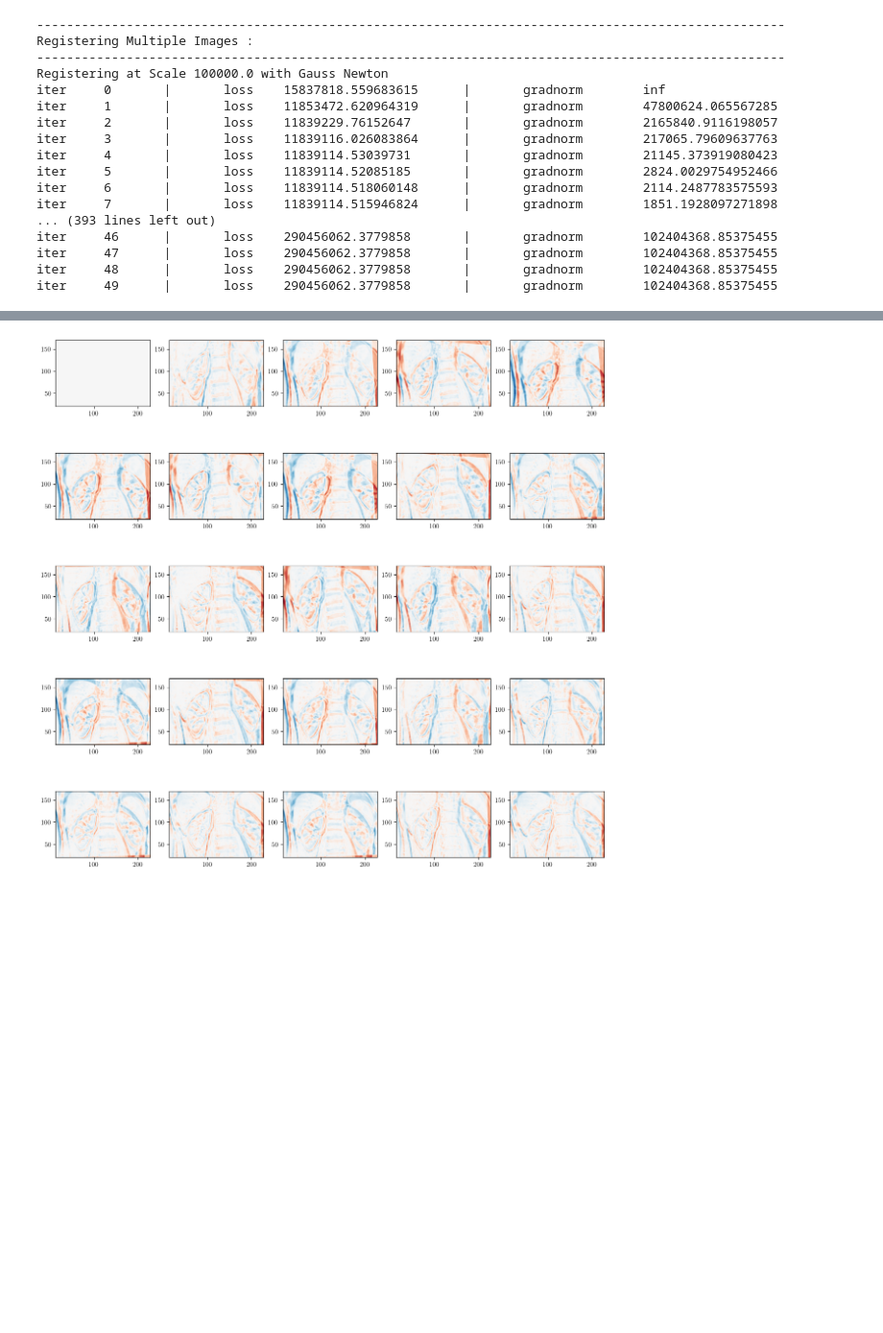
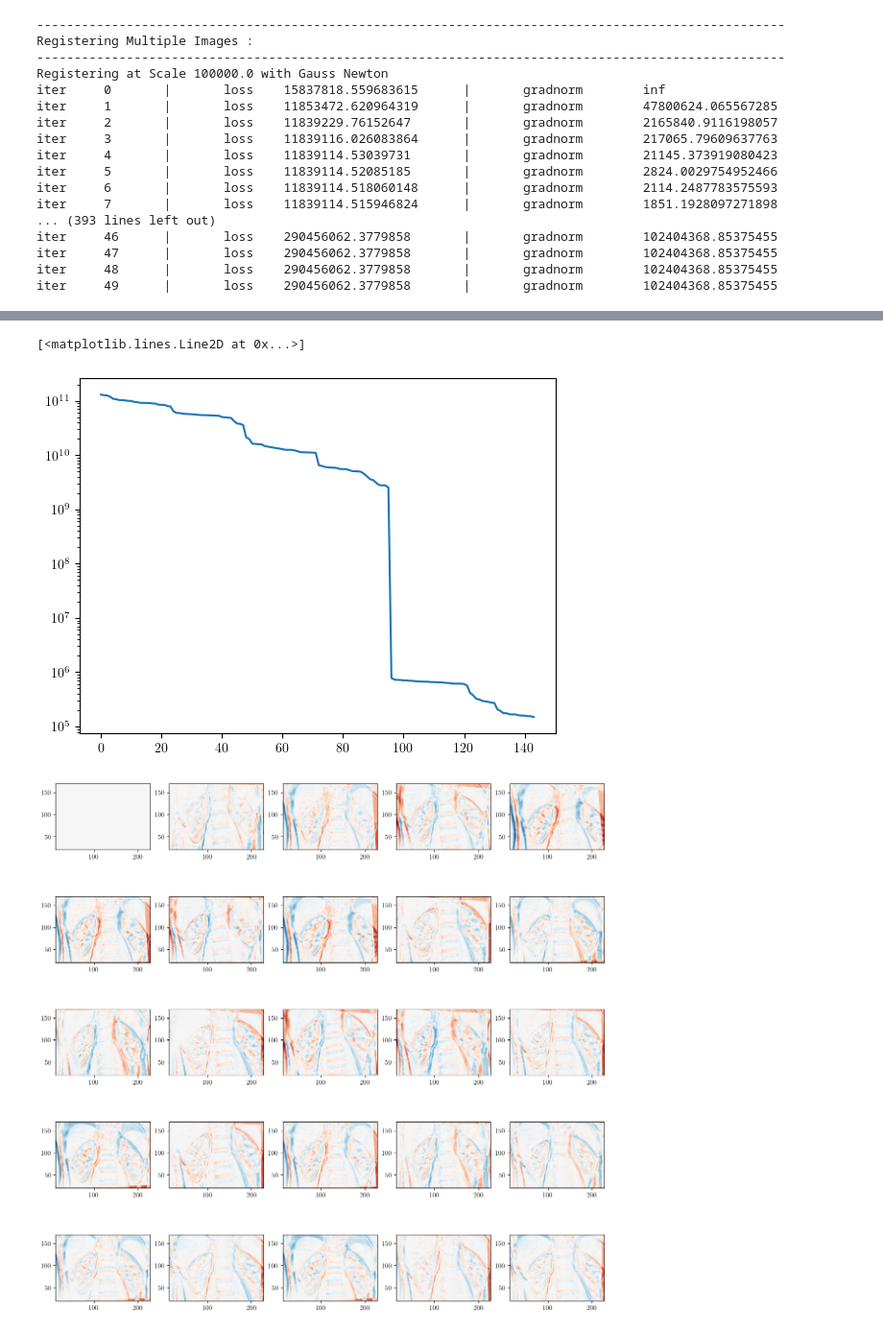
Before and after one commit to wdwatson2/ImgRegPytorchProject, a Jupyter notebook: scripts/solve_Dynamics.ipynb, the cells around one changed output, grey strips where cells are left out. Shown at 96% size. Saved outputs shown, nothing was run; the diff lists cells and outputs as text; code cells hidden in the pictures; blank space fills up the shorter version.

```diff
--- a/scripts/solve_Dynamics.ipynb
+++ b/scripts/solve_Dynamics.ipynb
@@ -373,3 +379,8 @@ iter     49      |       loss    290456062.3779858       |       gradnorm
+# %%
+plt.semilogy(torch.svd(Jac.T@Jac).S)
+# %% [output]
+[<matplotlib.lines.Line2D at 0x...>]
+[figure, added]
 # %%
 fig, ax = plt.subplots(5,5,figsize=(15,15))
 
```
Also changed, not shown: parts of 2 cells of this notebook.
